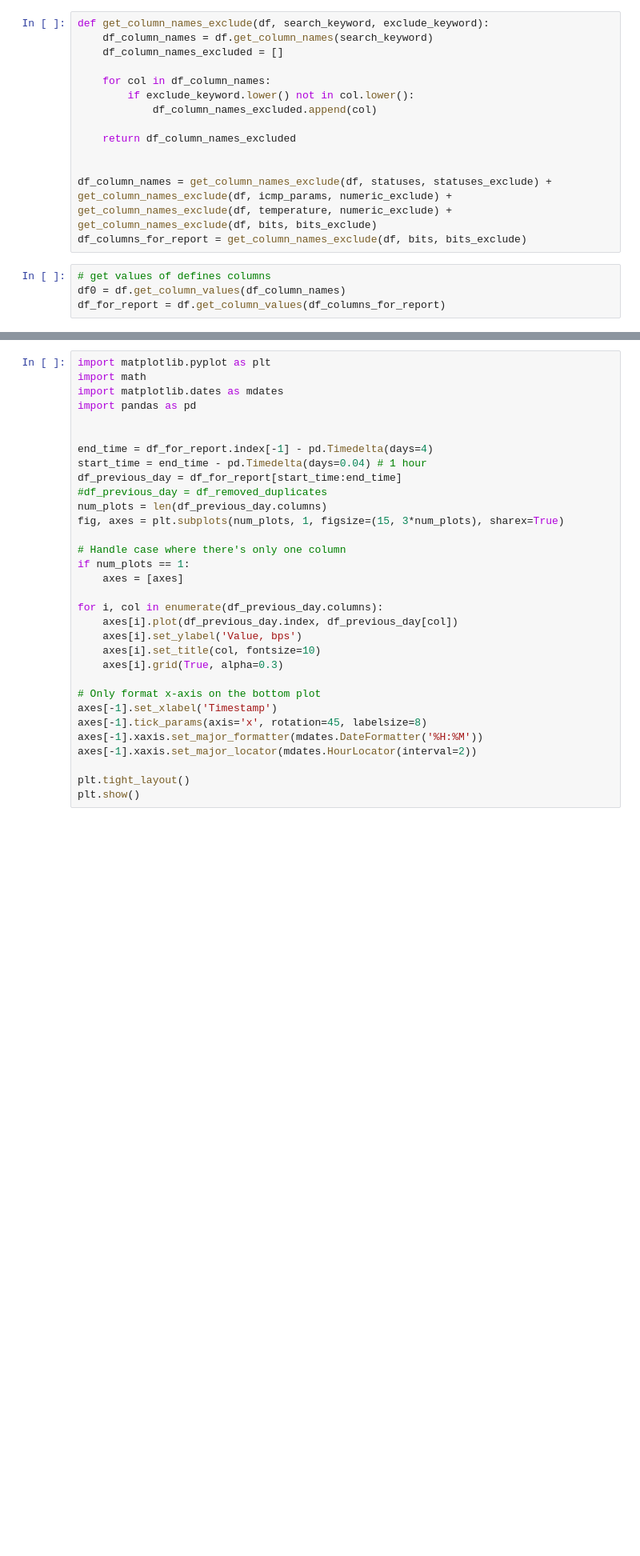
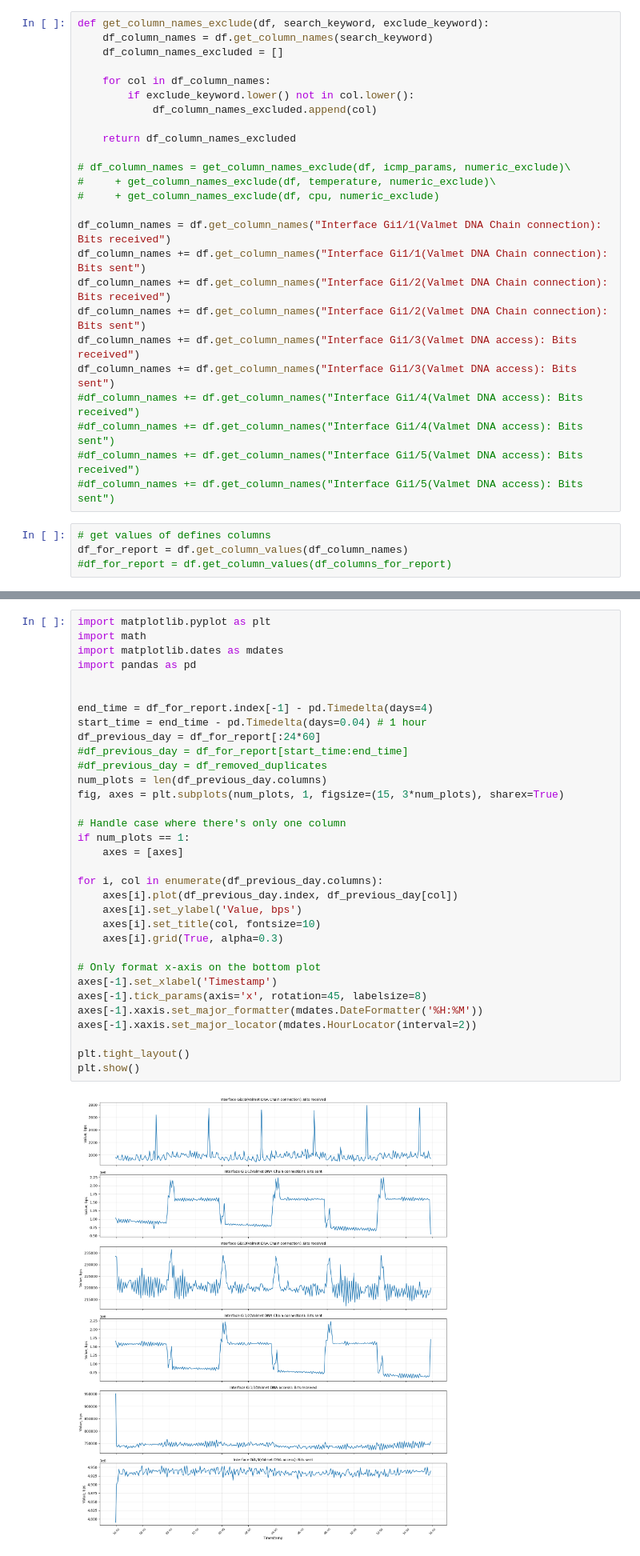
Before and after one commit to joolkas/mth_project, a Jupyter notebook: mth_project/industrial_network_analysis/Data examination/plot_data_001.ipynb, the cells around one changed output, grey strips where cells are left out. Shown at 80% size. Saved outputs shown, nothing was run; the diff lists cells and outputs as text; blank space fills up the shorter version.

```diff
--- a/mth_project/industrial_network_analysis/Data examination/plot_data_001.ipynb
+++ b/mth_project/industrial_network_analysis/Data examination/plot_data_001.ipynb
@@ -44,11 +53,22 @@ def get_column_names_exclude(df, search_keyword, exclude_keyword):
 
     return df_column_names_excluded
 
+# df_column_names = get_column_names_exclude(df, icmp_params, numeric_exclude)\
+#     + get_column_names_exclude(df, temperature, numeric_exclude)\
+#     + get_column_names_exclude(df, cpu, numeric_exclude)
 
-df_column_names = get_column_names_exclude(df, statuses, statuses_exclude) + get_column_names_exclude(df, icmp_params, numeric_exclude) + get_column_names_exclude(df, temperature, numeric_exclude) + get_column_names_exclude(df, bits, bits_exclude)
-df_columns_for_report = get_column_names_exclude(df, bits, bits_exclude)
+df_column_names = df.get_column_names("Interface Gi1/1(Valmet DNA Chain connection): Bits received")
+df_column_names += df.get_column_names("Interface Gi1/1(Valmet DNA Chain connection): Bits sent")
+df_column_names += df.get_column_names("Interface Gi1/2(Valmet DNA Chain connection): Bits received")
+df_column_names += df.get_column_names("Interface Gi1/2(Valmet DNA Chain connection): Bits sent")
+df_column_names += df.get_column_names("Interface Gi1/3(Valmet DNA access): Bits received")
+df_column_names += df.get_column_names("Interface Gi1/3(Valmet DNA access): Bits sent")
+#df_column_names += df.get_column_names("Interface Gi1/4(Valmet DNA access): Bits received")
+#df_column_names += df.get_column_names("Interface Gi1/4(Valmet DNA access): Bits sent")
+#df_column_names += df.get_column_names("Interface Gi1/5(Valmet DNA access): Bits received")
+#df_column_names += df.get_column_names("Interface Gi1/5(Valmet DNA access): Bits sent")
 # %%
 # get values of defines columns
-df0 = df.get_column_values(df_column_names)
-df_for_report = df.get_column_values(df_columns_for_report)
+df_for_report = df.get_column_values(df_column_names)
+#df_for_report = df.get_column_values(df_columns_for_report)
 # %%
@@ -68,34 +88,37 @@ plot raw values of dynamic features
 import matplotlib.pyplot as plt
 import math
 import matplotlib.dates as mdates
 import pandas as pd
 
 
 end_time = df_for_report.index[-1] - pd.Timedelta(days=4)
 start_time = end_time - pd.Timedelta(days=0.04) # 1 hour
-df_previous_day = df_for_report[start_time:end_time]
+df_previous_day = df_for_report[:24*60]
+#df_previous_day = df_for_report[start_time:end_time]
 #df_previous_day = df_removed_duplicates
 num_plots = len(df_previous_day.columns)
 fig, axes = plt.subplots(num_plots, 1, figsize=(15, 3*num_plots), sharex=True)
 
 # Handle case where there's only one column
 if num_plots == 1:
     axes = [axes]
 
 for i, col in enumerate(df_previous_day.columns):
     axes[i].plot(df_previous_day.index, df_previous_day[col])
     axes[i].set_ylabel('Value, bps')
     axes[i].set_title(col, fontsize=10)
     axes[i].grid(True, alpha=0.3)
 
 # Only format x-axis on the bottom plot
 axes[-1].set_xlabel('Timestamp')
 axes[-1].tick_params(axis='x', rotation=45, labelsize=8)
 axes[-1].xaxis.set_major_formatter(mdates.DateFormatter('%H:%M'))
 axes[-1].xaxis.set_major_locator(mdates.HourLocator(interval=2))
 
 plt.tight_layout()
 plt.show()
+# %% [output]
+[figure, added]
 # %%
 from statsmodels.tsa.seasonal import seasonal_decompose
 
```
Also changed, not shown: parts of 5 cells of this notebook, 16 other files.
